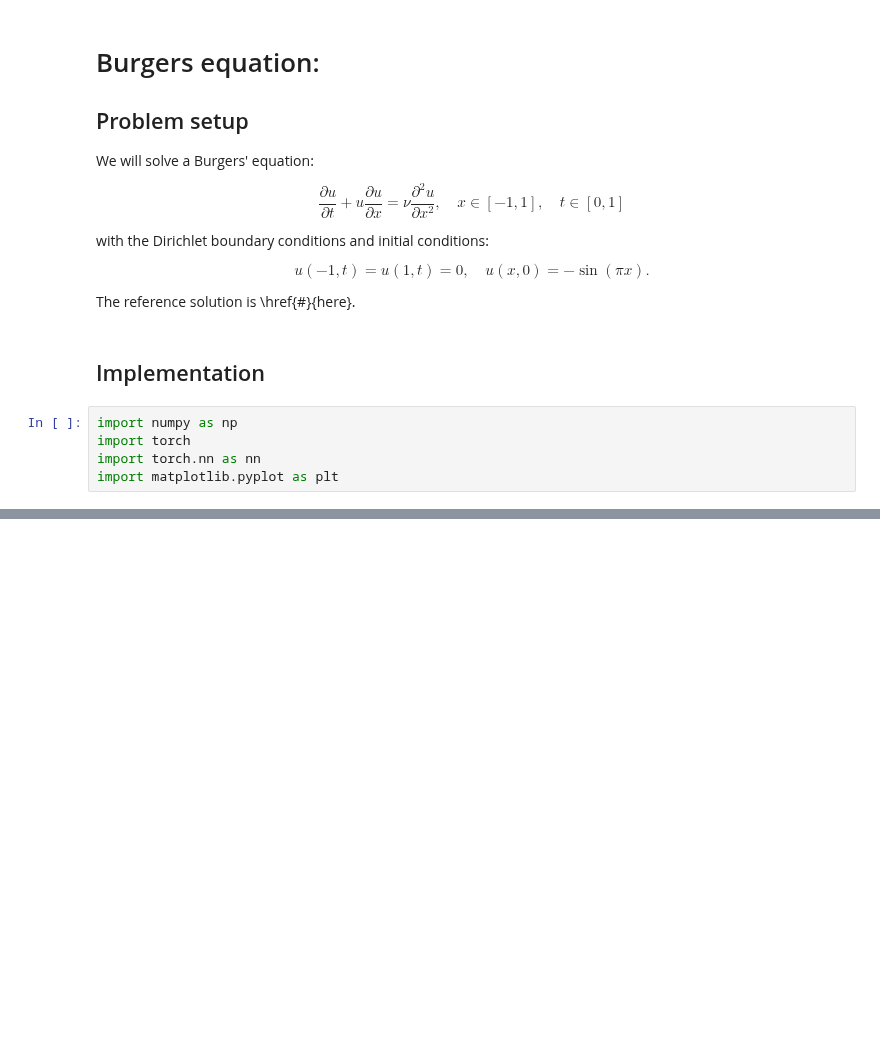
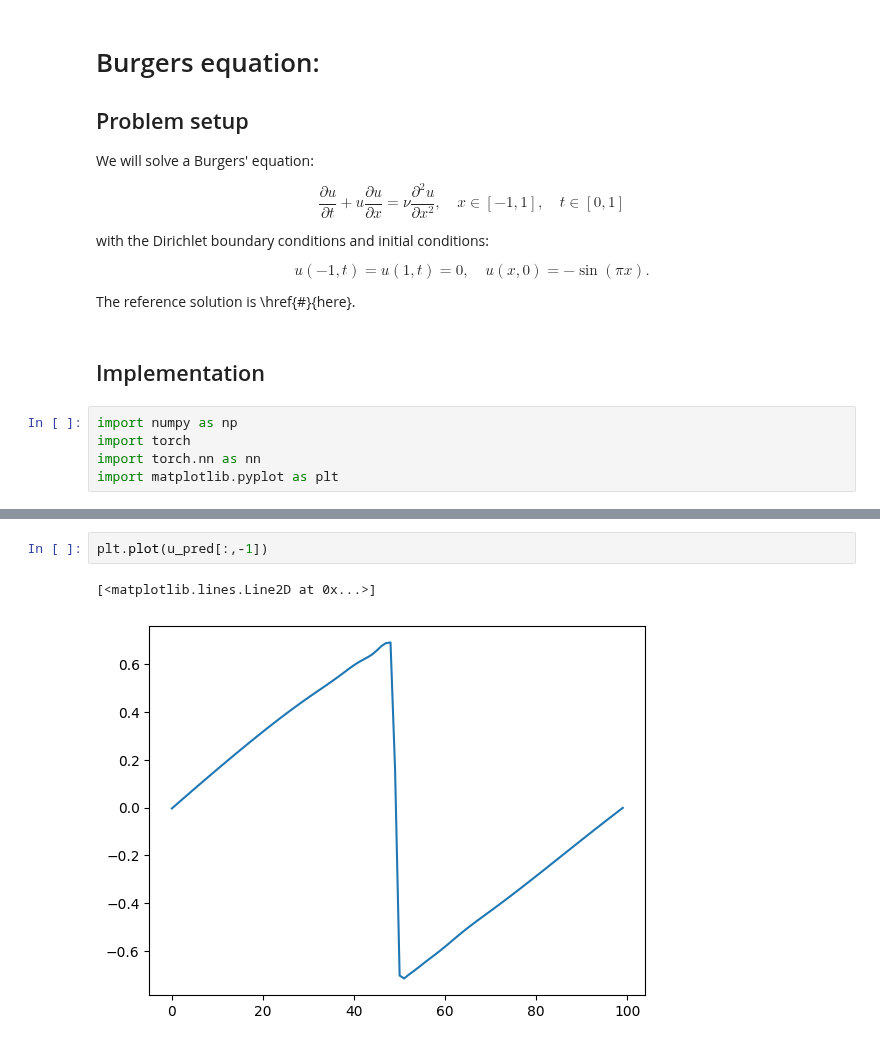
Before and after one commit to aderdouri/PINNs, a Jupyter notebook: burgers_equation.ipynb, the cells around one changed output, grey strips where cells are left out. Saved outputs shown, nothing was run; the diff lists cells and outputs as text; blank space fills up the shorter version.

```diff
--- a/burgers_equation.ipynb
+++ b/burgers_equation.ipynb
@@ -140,0 +191,5 @@ plt.show()
+# %%
+plt.plot(u_pred[:,-1])
+# %% [output]
+[<matplotlib.lines.Line2D at 0x...>]
+[figure, added]
```
Also changed, not shown: parts of 10 cells of this notebook.
